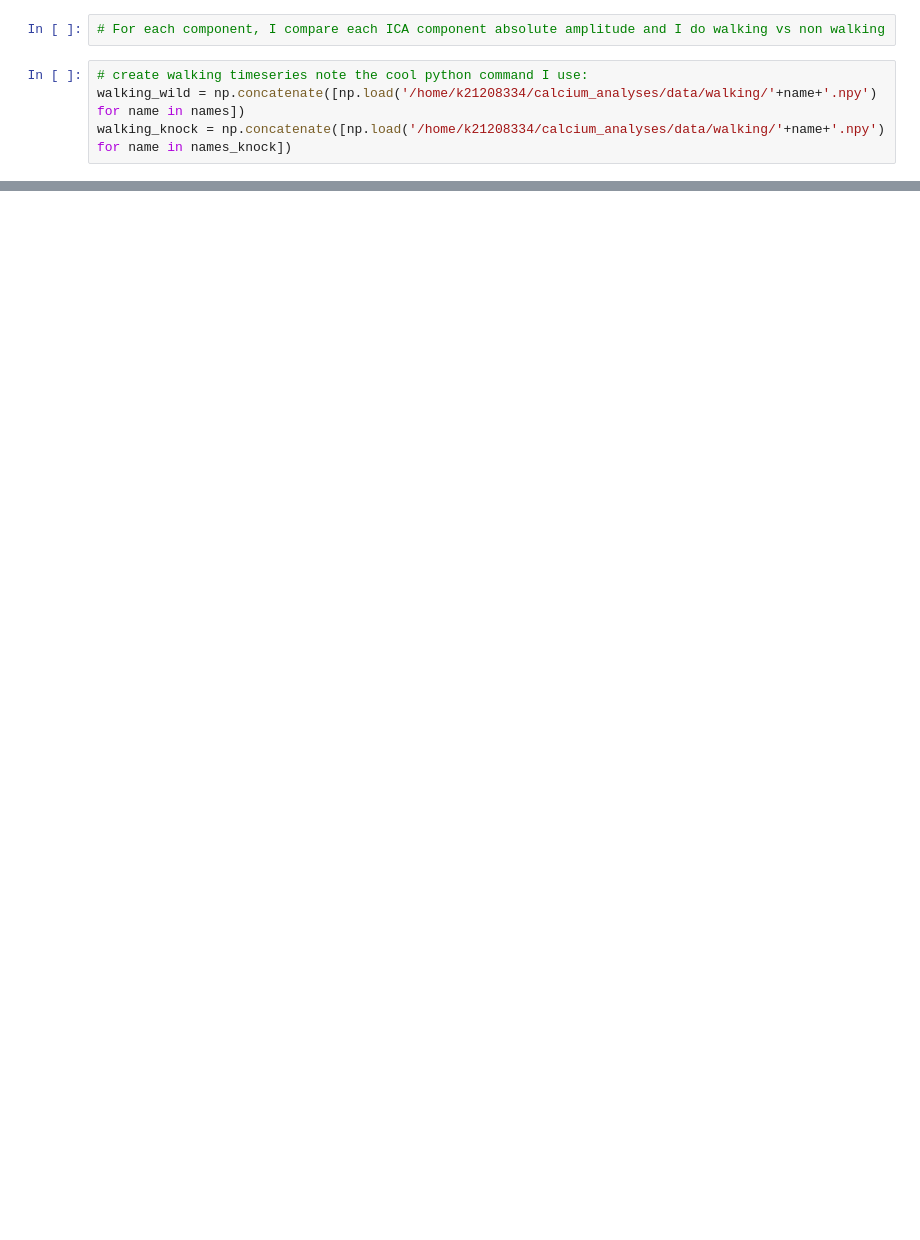
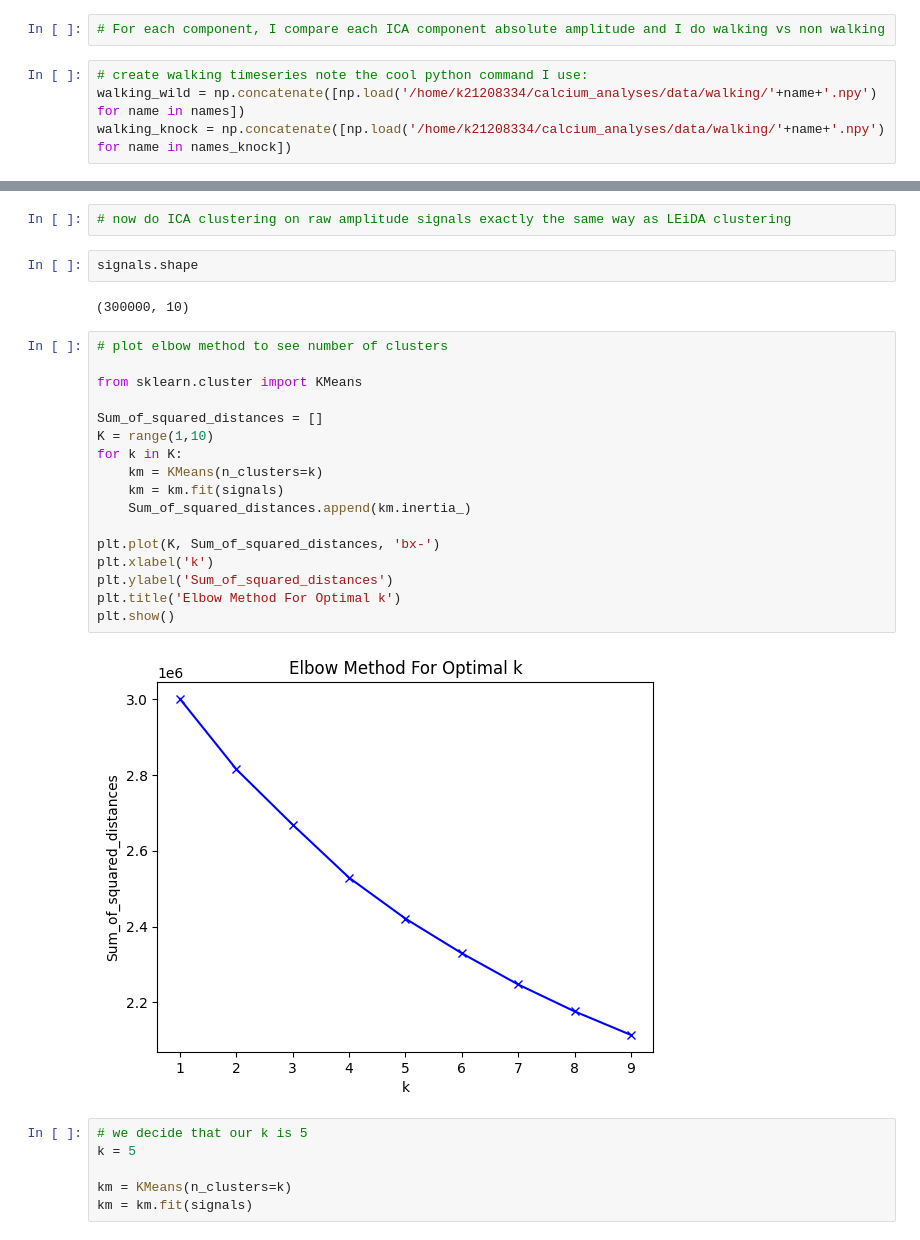
Before and after one commit to alteriis/calcium_dynamics, a Jupyter notebook: analyze/Analyze ICA.ipynb, the cells around one changed output, grey strips where cells are left out. Cells and saved outputs as stored; diff of their text form; blank space fills up the shorter version.

```diff
--- a/analyze/Analyze ICA.ipynb
+++ b/analyze/Analyze ICA.ipynb
@@ -40,0 +50,31 @@ for i in range(n_comp):
+# %%
+# now do ICA clustering on raw amplitude signals exactly the same way as LEiDA clustering
+# %%
+signals.shape
+# %% [output]
+(300000, 10)
+# %%
+# plot elbow method to see number of clusters
+
+from sklearn.cluster import KMeans
+
+Sum_of_squared_distances = []
+K = range(1,10)
+for k in K:
+    km = KMeans(n_clusters=k)
+    km = km.fit(signals)
+    Sum_of_squared_distances.append(km.inertia_)
+
+plt.plot(K, Sum_of_squared_distances, 'bx-')
+plt.xlabel('k')
+plt.ylabel('Sum_of_squared_distances')
+plt.title('Elbow Method For Optimal k')
+plt.show()
+# %% [output]
+[figure, added]
+# %%
+# we decide that our k is 5
+k = 5
+
+km = KMeans(n_clusters=k)
+km = km.fit(signals)
```
Also changed, not shown: parts of 4 cells of this notebook.
